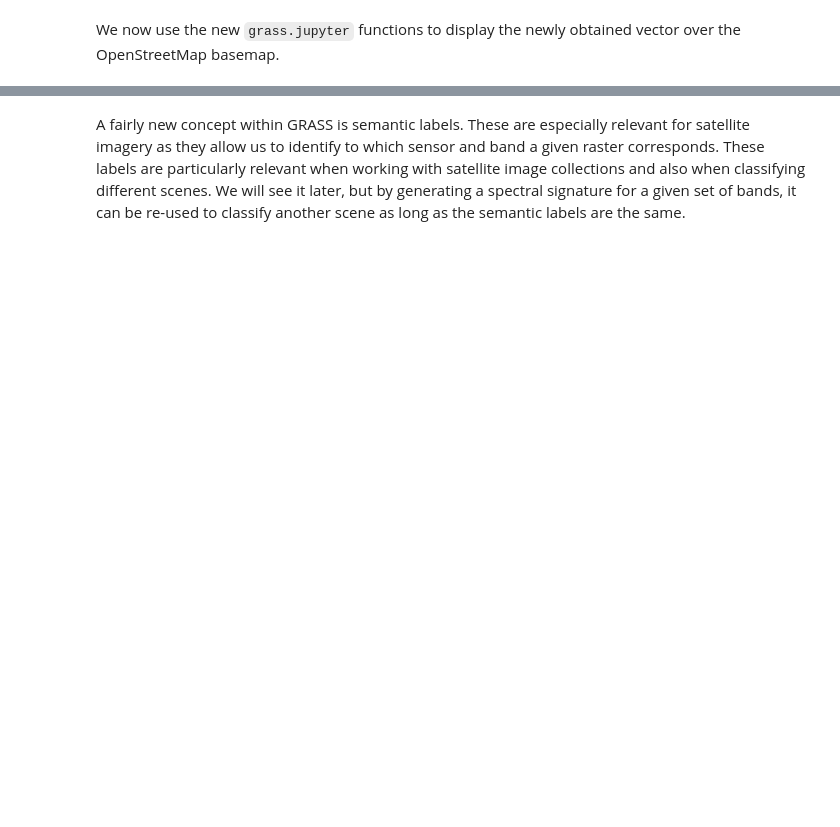
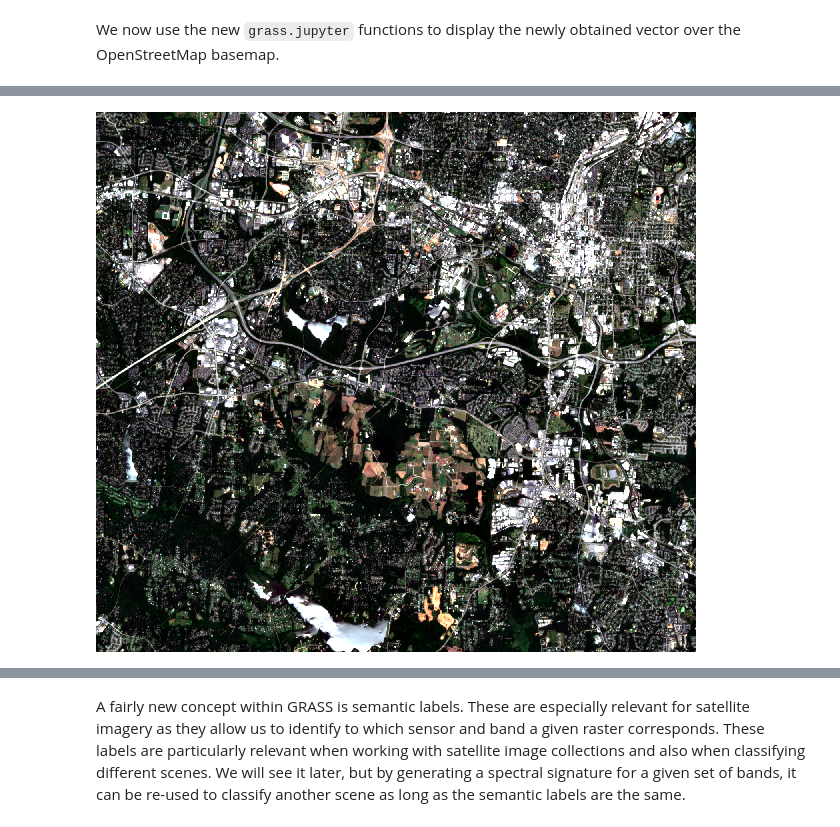
Before and after one commit to veroandreo/foss4g2022_grass4rs, a Jupyter notebook: grassgis4rs.ipynb, the cells around one changed output, grey strips where cells are left out. Saved outputs shown, nothing was run; the diff lists cells and outputs as text; code cells hidden in the pictures; blank space fills up the shorter version.

```diff
--- a/grassgis4rs.ipynb
+++ b/grassgis4rs.ipynb
@@ -243,0 +577,9 @@ gs.raster_info(map="T20JLL_20220325T141051_B03_10m")
+# %%
+# display the enhanced RGB combination
+rgb = gj.Map(use_region=True)
+rgb.d_rgb(red="T17SQV_20220617T155829_B04_10m",
+          green="T17SQV_20220617T155829_B03_10m",
+          blue="T17SQV_20220617T155829_B02_10m")
+rgb.show()
+# %% [output]
+[figure, added]
```
Also changed, not shown: parts of 84 cells of this notebook.
